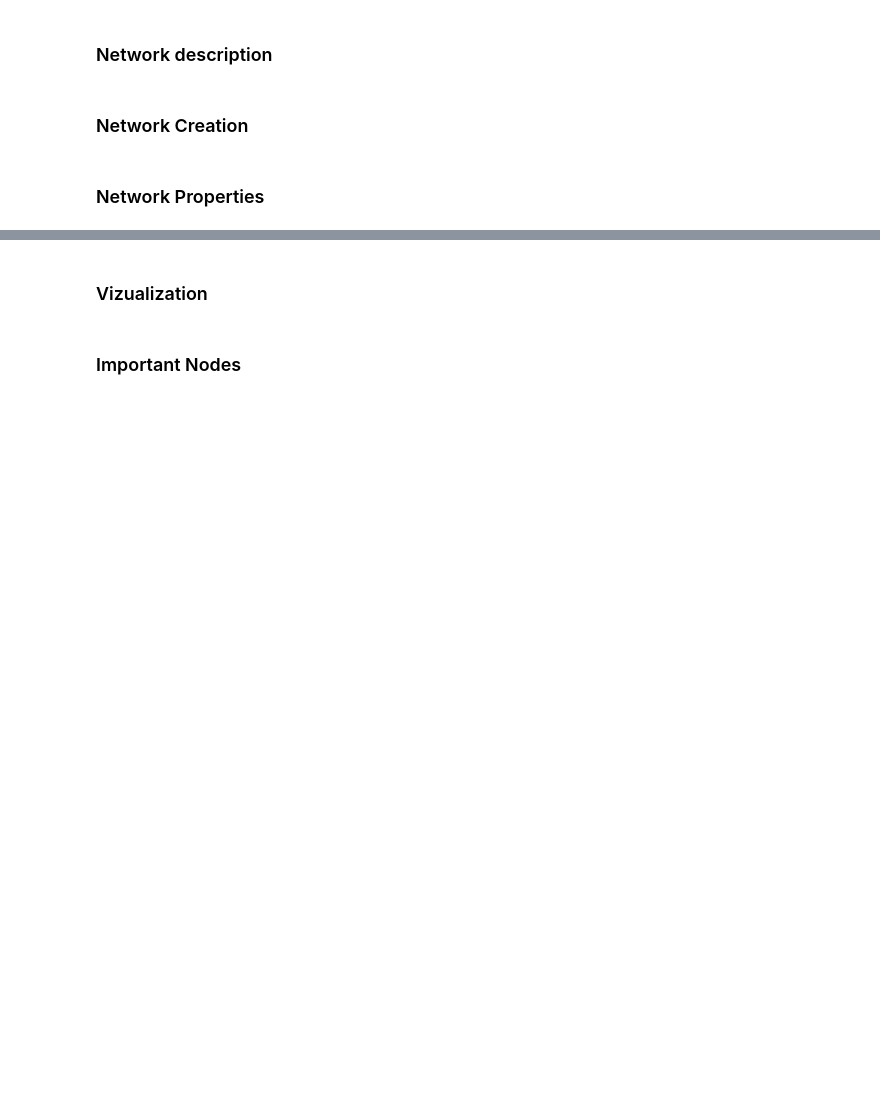
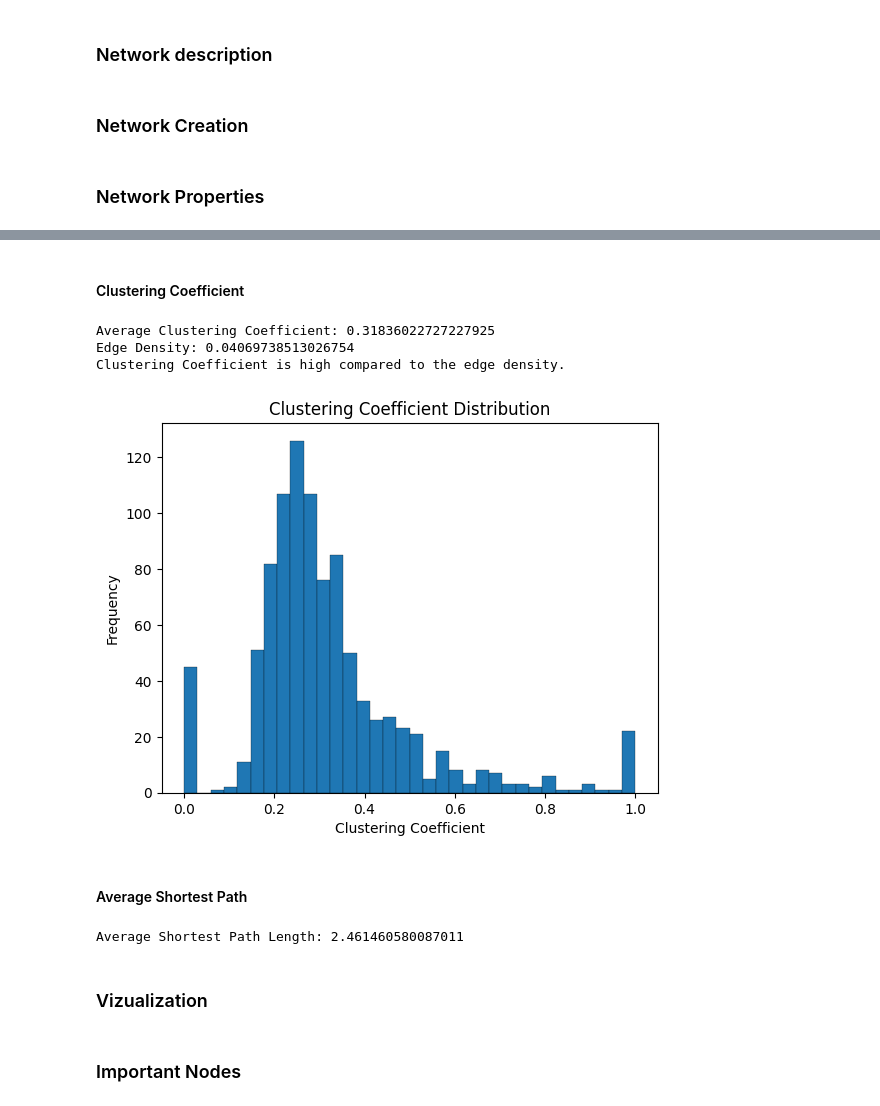
Before and after one commit to Master-HPC-2025/Social-Network-Analysis, a Jupyter notebook: project_1.ipynb, the cells around one changed output, grey strips where cells are left out. Cells and saved outputs as stored; diff of their text form; code cells hidden in the pictures; blank space fills up the shorter version.

```diff
--- a/project_1.ipynb
+++ b/project_1.ipynb
@@ -51,3 +164,18 @@ Average Degree: 38.646569646569645
+# %% [markdown]
+#### Clustering Coefficient
+# %%
+clustering_coefficient_and_distribution_plot(G)
+# %% [output]
+Average Clustering Coefficient: 0.31836022727227925
+Edge Density: 0.04069738513026754
+Clustering Coefficient is high compared to the edge density.
+[figure, added]
+# %% [markdown]
+#### Average Shortest Path
+# %%
+shortest_path_length_and_plot(G)
+# %% [output]
+Average Shortest Path Length: 2.461460580087011
 # %% [markdown]
 ### Vizualization
 # %% [markdown]
```
Also changed, not shown: parts of 7 cells of this notebook, 2 other files.
